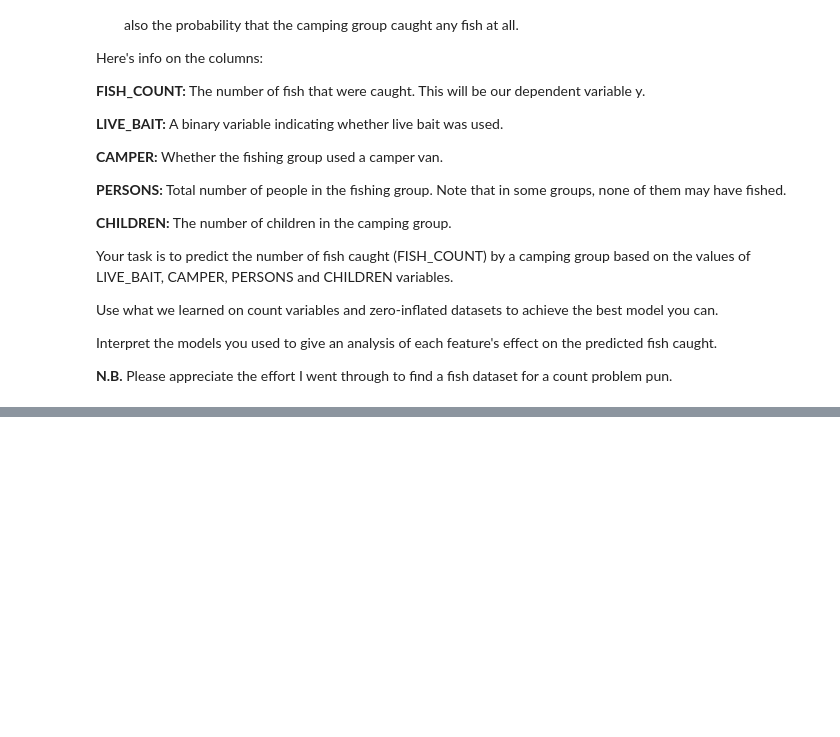
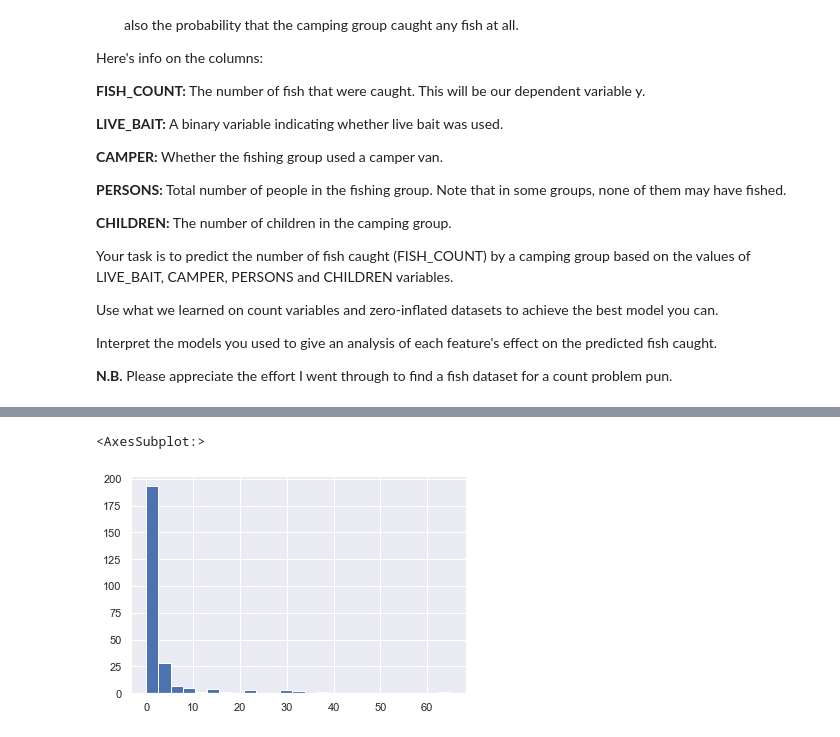
Before and after one commit to cb-ds-1/3-7-glm, a Jupyter notebook: workshop.ipynb, the cells around one changed output, grey strips where cells are left out. Cells and saved outputs as stored; diff of their text form; code cells hidden in the pictures; blank space fills up the shorter version.

```diff
--- a/workshop.ipynb
+++ b/workshop.ipynb
@@ -65,0 +452,5 @@ Interpret the models you used to give an analysis of each feature's effect on th
+# %%
+fish['FISH_COUNT'].hist(bins=25)
+# %% [output]
+<AxesSubplot:>
+[figure, added]
```
Also changed, not shown: parts of 48 cells of this notebook.
